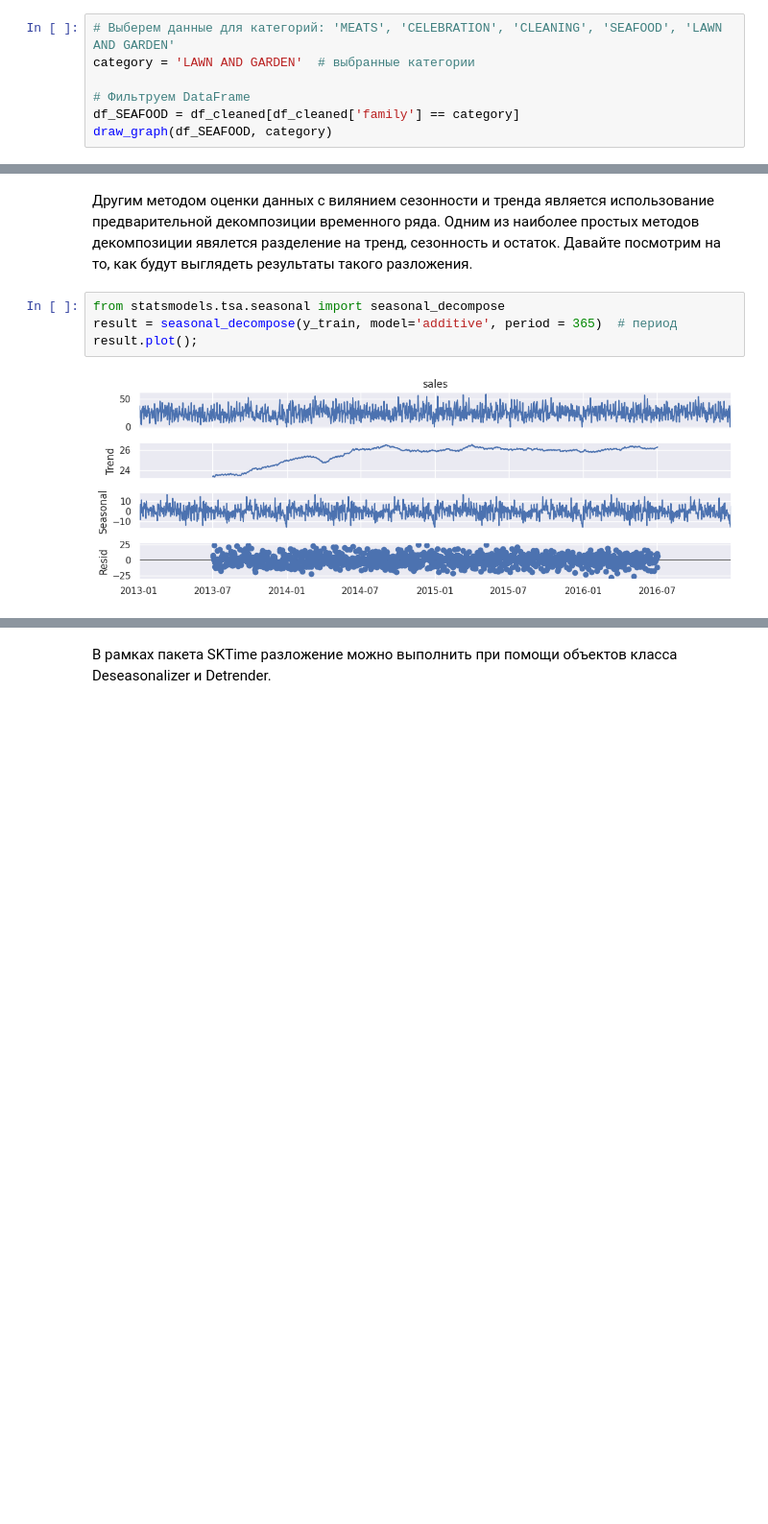
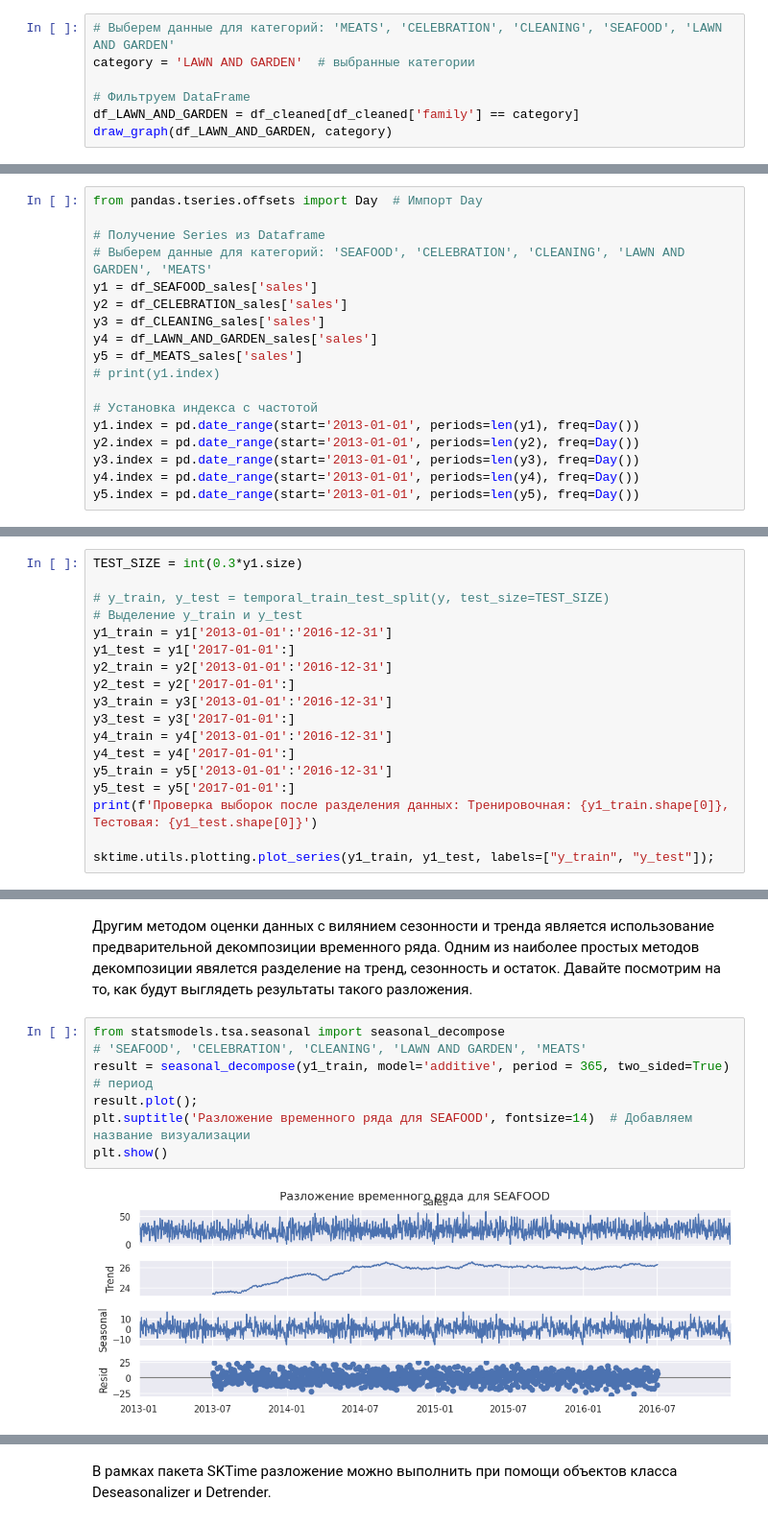
Before and after one commit to lastinm/ml_hw_notebooks, a Jupyter notebook: УрФУ_МОМО_Временные_ряды_Домашнее_задание_№2.ipynb, the cells around one changed output, grey strips where cells are left out. Shown at 96% size. Cells and saved outputs as stored; diff of their text form; blank space fills up the shorter version.

```diff
--- a/УрФУ_МОМО_Временные_ряды_Домашнее_задание_№2.ipynb
+++ b/УрФУ_МОМО_Временные_ряды_Домашнее_задание_№2.ipynb
@@ -214,8 +271,8 @@ draw_graph(df_SEAFOOD, category)
 category = 'LAWN AND GARDEN'  # выбранные категории
 
 # Фильтруем DataFrame
-df_SEAFOOD = df_cleaned[df_cleaned['family'] == category]
-draw_graph(df_SEAFOOD, category)
+df_LAWN_AND_GARDEN = df_cleaned[df_cleaned['family'] == category]
+draw_graph(df_LAWN_AND_GARDEN, category)
 # %% [output]
 [figure]
 # %% [markdown]
@@ -588,0 +529,18 @@ sktime.utils.plotting.plot_series(y_train, y_test, labels=["y_train", "y_test"])
+# %%
+from pandas.tseries.offsets import Day  # Импорт Day
+
+# Получение Series из Dataframe
+# Выберем данные для категорий: 'SEAFOOD', 'CELEBRATION', 'CLEANING', 'LAWN AND GARDEN', 'MEATS'
+y1 = df_SEAFOOD_sales['sales']
+y2 = df_CELEBRATION_sales['sales']
+y3 = df_CLEANING_sales['sales']
+y4 = df_LAWN_AND_GARDEN_sales['sales']
+y5 = df_MEATS_sales['sales']
+# print(y1.index)
+
+# Установка индекса с частотой
+y1.index = pd.date_range(start='2013-01-01', periods=len(y1), freq=Day())
+y2.index = pd.date_range(start='2013-01-01', periods=len(y2), freq=Day())
+y3.index = pd.date_range(start='2013-01-01', periods=len(y3), freq=Day())
+y4.index = pd.date_range(start='2013-01-01', periods=len(y4), freq=Day())
+y5.index = pd.date_range(start='2013-01-01', periods=len(y5), freq=Day())
@@ -588,0 +553,18 @@ sktime.utils.plotting.plot_series(y_train, y_test, labels=["y_train", "y_test"])
+# %%
+TEST_SIZE = int(0.3*y1.size)
+
+# y_train, y_test = temporal_train_test_split(y, test_size=TEST_SIZE)
+# Выделение y_train и y_test
+y1_train = y1['2013-01-01':'2016-12-31']
+y1_test = y1['2017-01-01':]
+y2_train = y2['2013-01-01':'2016-12-31']
+y2_test = y2['2017-01-01':]
+y3_train = y3['2013-01-01':'2016-12-31']
+y3_test = y3['2017-01-01':]
+y4_train = y4['2013-01-01':'2016-12-31']
+y4_test = y4['2017-01-01':]
+y5_train = y5['2013-01-01':'2016-12-31']
+y5_test = y5['2017-01-01':]
+print(f'Проверка выборок после разделения данных: Тренировочная: {y1_train.shape[0]}, Тестовая: {y1_test.shape[0]}')
+
+sktime.utils.plotting.plot_series(y1_train, y1_test, labels=["y_train", "y_test"]);
@@ -598,7 +583,10 @@ fh = ForecastingHorizon(y_test.index, is_relative=False)
 Другим методом оценки данных с вилянием сезонности и тренда является использование предварительной декомпозиции временного ряда. Одним из наиболее простых методов декомпозиции явялется разделение на тренд, сезонность и остаток. Давайте посмотрим на то, как будут выглядеть результаты такого разложения.
 # %%
 from statsmodels.tsa.seasonal import seasonal_decompose
-result = seasonal_decompose(y_train, model='additive', period = 365)  # период
+# 'SEAFOOD', 'CELEBRATION', 'CLEANING', 'LAWN AND GARDEN', 'MEATS'
+result = seasonal_decompose(y1_train, model='additive', period = 365, two_sided=True)  # период
 result.plot();
+plt.suptitle('Разложение временного ряда для SEAFOOD', fontsize=14)  # Добавляем название визуализации
+plt.show()
 # %% [output]
-[figure, old version]
+[figure, new version]
```
Also changed, not shown: parts of 112 cells of this notebook.
